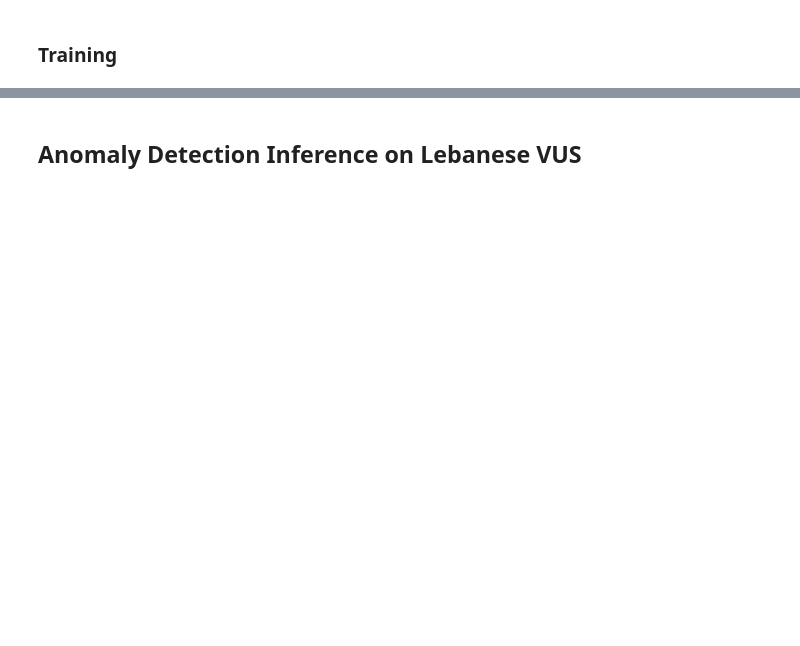
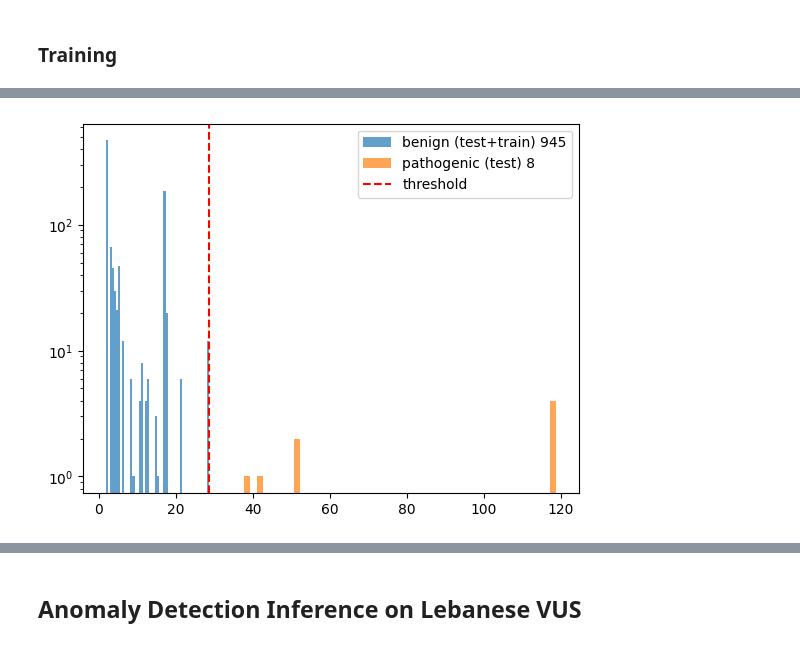
Before and after one commit to zeinshehab/BRCA1_VUS_Classification, a Jupyter notebook: model.ipynb, the cells around one changed output, grey strips where cells are left out. Saved outputs shown, nothing was run; the diff lists cells and outputs as text; code cells hidden in the pictures; blank space fills up the shorter version.

```diff
--- a/model.ipynb
+++ b/model.ipynb
@@ -35 +40,4 @@ from typing import Dict, Optional, List
+# %%
+GENE = "BRCA1"
+SEED = 42
 # %%
@@ -68,11 +74,9 @@ vus_test.replace("999", np.nan, inplace=True)
 X_train_benign.replace("999", np.nan, inplace=True)
 X_test_pathogenic.replace("999", np.nan, inplace=True)
 # %%
-X_train.fillna(X_train.median(), inplace=True)
-X_test. fillna(X_train.median(), inplace=True)
-vus_test.fillna(X_train.median(), inplace=True)
-X_train_benign.fillna(X_train.median(), inplace=True)
-X_test_pathogenic.fillna(X_train.median(), inplace=True)
+vus_test.fillna(0, inplace=True)
+X_train_benign.fillna(0, inplace=True)
+X_test_pathogenic.fillna(0, inplace=True)
 # %%
 print(f"Selected Features: {len(X_train.columns)}")
 # %% [output]
@@ -427,3 +403,0 @@ p_values = 1 - chi2.cdf(mahal_sq, df)
-# %%
-for i, (score, p) in enumerate(zip(mahal_scores, p_values)):
-    print(f"Sample {i}: Mahalanobis={score:.2f}, p-value={p:.5f}")
@@ -438,0 +404,82 @@ Sample 7: Mahalanobis=67.60, p-value=0.00000
+# %%
+warnings.filterwarnings("ignore", category=RuntimeWarning)
+
+X_train_benign, X_test_benign = train_test_split(
+    X_train_benign, test_size=0.2, random_state=42, shuffle=True
+)
+
+X_test_pathogenic = X_test_pathogenic.copy()
+
+common = X_train_benign.columns.intersection(
+    X_test_benign.columns
+).intersection(X_test_pathogenic.columns)
+
+Xtr = X_train_benign[common].copy()
+Xtb = X_test_benign[common].copy()
+Xtp = X_test_pathogenic[common].copy()
+
+non_allnan = Xtr.columns[Xtr.notna().any(axis=0)]
+Xtr = Xtr[non_allnan]; Xtb = Xtb[non_allnan]; Xtp = Xtp[non_allnan]
+non_const = Xtr.columns[Xtr.nunique() > 1]
+Xtr = Xtr[non_const]; Xtb = Xtb[non_const]; Xtp = Xtp[non_const]
+
+Xtr = Xtr.fillna(Xtr.median())
+Xtb = Xtb.fillna(Xtr.median())
+Xtp = Xtp.fillna(Xtr.median())
+
+scaler = StandardScaler().fit(Xtr)
+Ztr = scaler.transform(Xtr)
+Ztb = scaler.transform(Xtb)
+Ztp = scaler.transform(Xtp)
+
+robust_cov = MinCovDet().fit(Ztr)
+
+def mahal_batch(Z):
+    return np.array([
+        distance.mahalanobis(z, robust_cov.location_, robust_cov.precision_)
+        for z in Z
+    ])
+
+d_tr = mahal_batch(Ztr)
+d_tb = mahal_batch(Ztb)
+d_tp = mahal_batch(Ztp)
+
+train_threshold = np.percentile(d_tb, 99.5)
+
+y_scores = np.concatenate([d_tb, d_tp])
+y_true   = np.concatenate([np.zeros(len(d_tb)), np.ones(len(d_tp))])
+y_pred   = (y_scores > train_threshold).astype(int)
+
+tn, fp, fn, tp = confusion_matrix(y_true, y_pred).ravel()
+
+print(f"Threshold: {train_threshold:.3f}")
+print(f"Specificity: {tn/(tn+fp):.3f} | Recall: {tp/(tp+fn):.3f}")
+print(f"Accuracy: {accuracy_score(y_true, y_pred):.3f} | F1: {f1_score(y_true, y_pred):.3f}")
+print(f"AUROC: {roc_auc_score(y_true, y_scores):.3f} | AUPRC: {average_precision_score(y_true, y_scores):.3f}")
+
+joined = np.concatenate((d_tb, d_tr))
+print(len(d_tb))
+print(len(d_tr))
+print(len(joined))
+plt.hist(joined, bins=50, alpha=0.7, label=f"benign (test+train) {len(joined)}")
+plt.hist(d_tp, bins=50, alpha=0.7, label=f"pathogenic (test) {len(d_tp)}")
+plt.axvline(train_threshold, color='red', linestyle='--', label='threshold')
+plt.yscale("log")
+plt.legend()
+plt.show()
+
+# Under MVN assumptions, squared Mahalanobis distances ~ chi2_k,
+# where k is the feature dimensionality after preprocessing.
+k = Ztr.shape[1]
+pvals_tp = chi2.sf(d_tp**2, df=k)  # survival function = 1 - CDF
+
+n05 = np.sum(pvals_tp < 0.05)
+n01 = np.sum(pvals_tp < 0.01)
+print("\n[Chi-square p-values for pathogenic test entries]")
+print(f"Degrees of freedom (k): {k}")
+print(f"Count p<0.05: {n05}/{len(pvals_tp)} | p<0.01: {n01}/{len(pvals_tp)}")
+
+print("\nIndex\tMahalanobis_d\tp_value(chi2_sf)")
+for i, (d_i, p_i) in enumerate(zip(d_tp, pvals_tp)):
+    print(f"{i}\t{d_i:.4f}\t\t{p_i:.3e}")
+# %% [output]
@@ -438,0 +493 @@ Sample 7: Mahalanobis=67.60, p-value=0.00000
+[figure, added]
```
Also changed, not shown: parts of 21 cells of this notebook, 1 other file.
